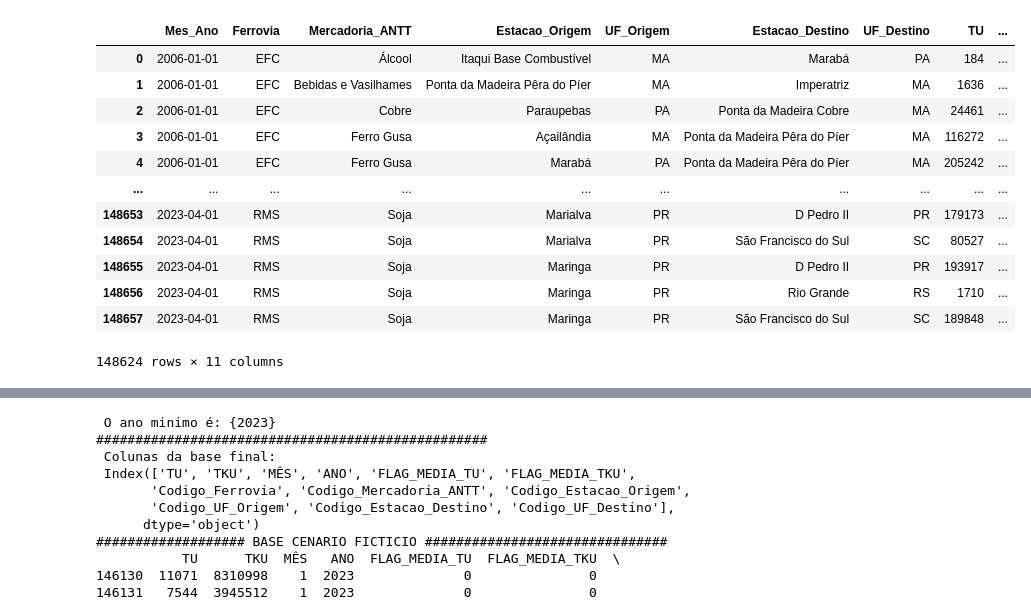
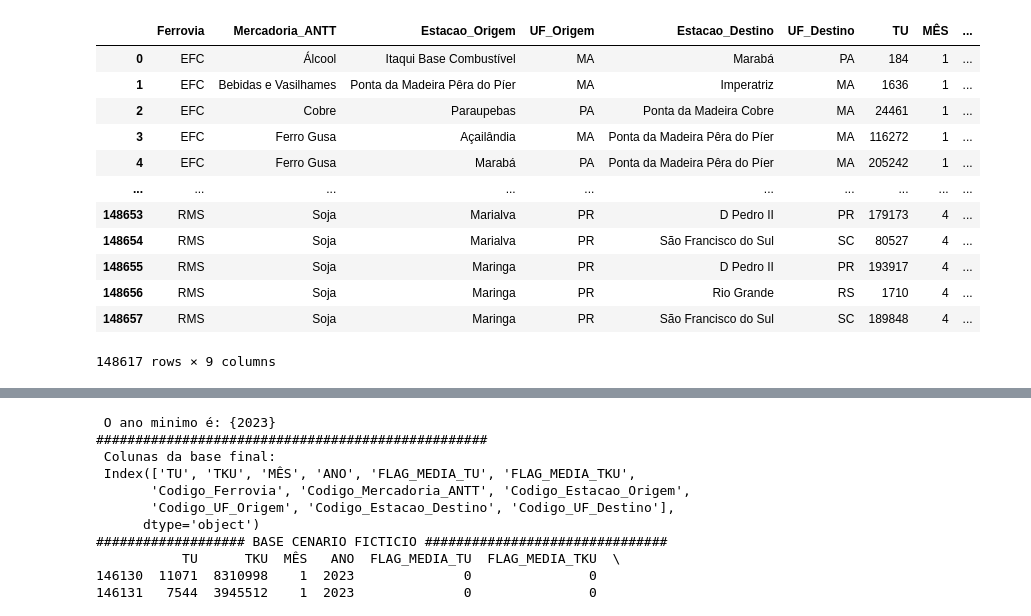
Before and after one commit to iugamil/ANTT_FERROVIAS_TONELADAS, a Jupyter notebook: 01-ANTT_FERROVIAS_RANDOMFOREST_REGRESSOR.ipynb, the cells around one changed output, grey strips where cells are left out. Drawn from its saved outputs; the diff is of its cells as text; code cells hidden in the pictures.

```diff
--- a/01-ANTT_FERROVIAS_RANDOMFOREST_REGRESSOR.ipynb
+++ b/01-ANTT_FERROVIAS_RANDOMFOREST_REGRESSOR.ipynb
@@ -17,47 +17,65 @@ import glob
 import os
 import matplotlib.pyplot as plt
 import seaborn as sns
+from numpy import random
+
+
+
+################################################################################
+
+
+# ETL DA BASE
+
+################################################################################
+
 
 
 ##CONFIGURANDO NUMEROS COM 2 CASAS DECIMAIS
 pd.set_option('Float_format','{:.2f}'.format)
 
 ## COMPILANDO ARQUIVOS DA PASTA
 pasta = 'C:/Users/Guilh/OneDrive/Área de Trabalho/1-MATERIAIS DE ESTUDO/01 - DIVERSOS/01-RANDOMFOREST/1-ANTT_FERROVIAS/01-INPUT'
 arquivos = glob.glob(os.path.join(pasta, '*.csv'))
 base_original = pd.concat([pd.read_csv(i, sep=';', encoding='latin1') for i in arquivos], ignore_index = True)
 
 ## REMOVENDO PONTO DA COLUNA
 base_original['TU'] = base_original['TU'].str.replace('.','',regex=False)
 base_original['TKU'] = base_original['TKU'].str.replace('.','',regex=False)
 
 ## ALTERANDO FORMATAÇÃO DA COLUNA
 base_original['TKU'] = base_original['TKU'].fillna(0)
 base_original['TKU'] = base_original['TKU'].astype(float)
 base_original['TU'] = base_original['TU'].astype(int)
 base_original['TKU'] = base_original['TKU'].astype(int)
 base_original['Mes_Ano'] = pd.to_datetime(base_original['Mes_Ano'], format='%m/%Y')
 
 ## CRIANDO COLUNAS
 base_original['MÊS'] = base_original['Mes_Ano'].dt.month
 base_original['ANO'] = base_original['Mes_Ano'].dt.year
 
 #REMOVENDO DUPLICADOS E NULOS
 base_original = base_original.drop_duplicates()
 
+# REMOVENDO COLUNA TKU POIS O OBJETIVO É APNAS TU
+base_original = base_original.drop('TKU', axis=1)
+base_original = base_original.drop('Mes_Ano', axis=1)
+
+# REMOVENDO VALORES ABAIXO DE 1 TONELADA
+base_original = base_original[base_original["TU"]>= 1]
+
 # VENDO A BASE
 base_original.head(-5)
 # %% [output]
-|  | Mes_Ano | Ferrovia | Mercadoria_ANTT | Estacao_Origem | UF_Origem | Estacao_Destino | UF_Destino | TU | ... |
-| 0 | 2006-01-01 | EFC | Álcool | Itaqui Base Combustível | MA | Marabá | PA | 184 | ... |
-| 1 | 2006-01-01 | EFC | Bebidas e Vasilhames | Ponta da Madeira Pêra do Píer | MA | Imperatriz | MA | 1636 | ... |
-| 2 | 2006-01-01 | EFC | Cobre | Paraupebas | PA | Ponta da Madeira Cobre | MA | 24461 | ... |
-| 3 | 2006-01-01 | EFC | Ferro Gusa | Açailândia | MA | Ponta da Madeira Pêra do Píer | MA | 116272 | ... |
-| 4 | 2006-01-01 | EFC | Ferro Gusa | Marabá | PA | Ponta da Madeira Pêra do Píer | MA | 205242 | ... |
+|  | Ferrovia | Mercadoria_ANTT | Estacao_Origem | UF_Origem | Estacao_Destino | UF_Destino | TU | MÊS | ... |
+| 0 | EFC | Álcool | Itaqui Base Combustível | MA | Marabá | PA | 184 | 1 | ... |
+| 1 | EFC | Bebidas e Vasilhames | Ponta da Madeira Pêra do Píer | MA | Imperatriz | MA | 1636 | 1 | ... |
+| 2 | EFC | Cobre | Paraupebas | PA | Ponta da Madeira Cobre | MA | 24461 | 1 | ... |
+| 3 | EFC | Ferro Gusa | Açailândia | MA | Ponta da Madeira Pêra do Píer | MA | 116272 | 1 | ... |
+| 4 | EFC | Ferro Gusa | Marabá | PA | Ponta da Madeira Pêra do Píer | MA | 205242 | 1 | ... |
 | ... | ... | ... | ... | ... | ... | ... | ... | ... | ... |
-| 148653 | 2023-04-01 | RMS | Soja | Marialva | PR | D Pedro II | PR | 179173 | ... |
-| 148654 | 2023-04-01 | RMS | Soja | Marialva | PR | São Francisco do Sul | SC | 80527 | ... |
-| 148655 | 2023-04-01 | RMS | Soja | Maringa | PR | D Pedro II | PR | 193917 | ... |
-| 148656 | 2023-04-01 | RMS | Soja | Maringa | PR | Rio Grande | RS | 1710 | ... |
-| 148657 | 2023-04-01 | RMS | Soja | Maringa | PR | São Francisco do Sul | SC | 189848 | ... |
+| 148653 | RMS | Soja | Marialva | PR | D Pedro II | PR | 179173 | 4 | ... |
+| 148654 | RMS | Soja | Marialva | PR | São Francisco do Sul | SC | 80527 | 4 | ... |
+| 148655 | RMS | Soja | Maringa | PR | D Pedro II | PR | 193917 | 4 | ... |
+| 148656 | RMS | Soja | Maringa | PR | Rio Grande | RS | 1710 | 4 | ... |
+| 148657 | RMS | Soja | Maringa | PR | São Francisco do Sul | SC | 189848 | 4 | ... |
-148624 rows × 11 columns
+148617 rows × 9 columns
```
Also changed, not shown: parts of 20 cells of this notebook.
